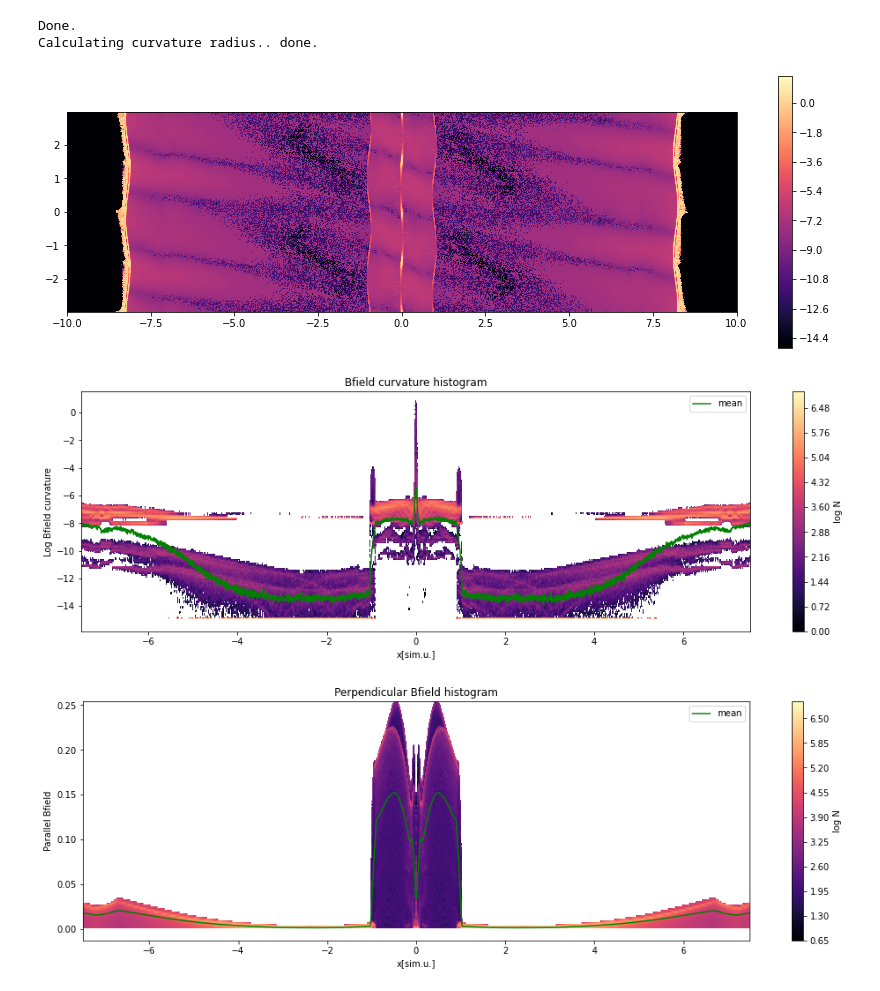
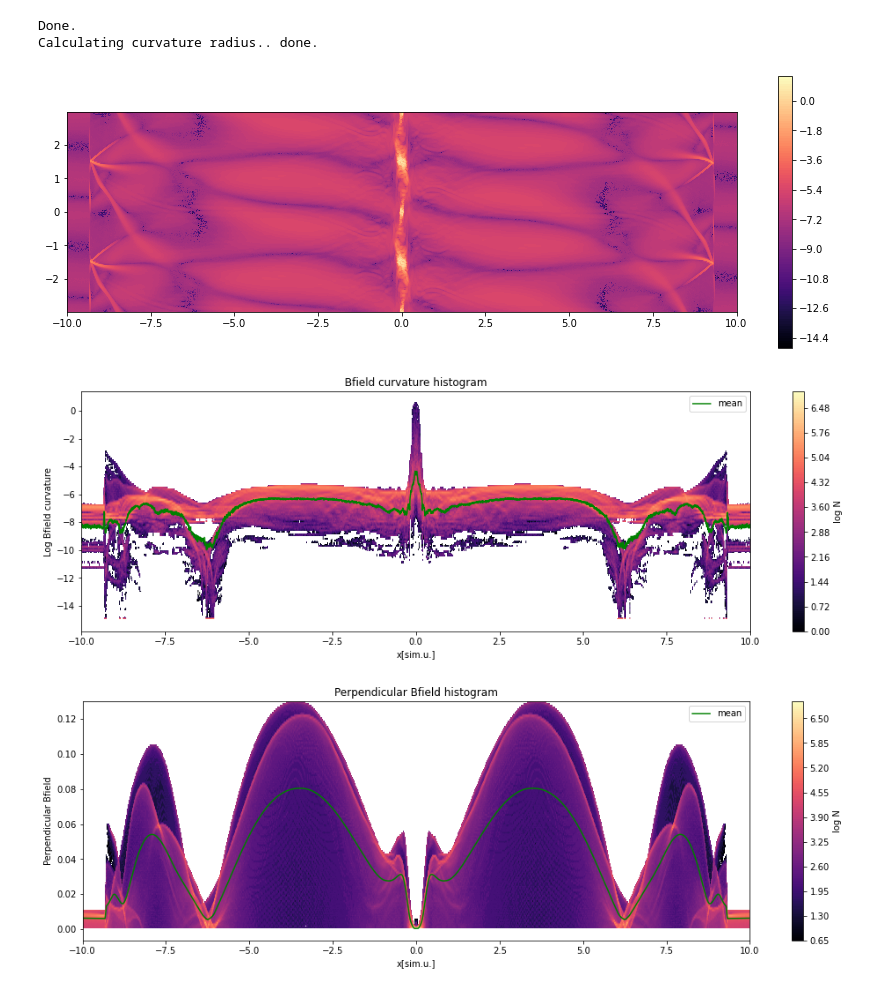
Before and after one commit to ppjanka/Corrugated_internal_shocks, a Jupyter notebook: bin_paper1/polarization_diagnostics.ipynb, the cells around one changed output. Saved outputs shown, nothing was run; the diff lists cells and outputs as text; code cells hidden in the pictures.

Commit message:
Paper plots updates.

```diff
--- a/bin_paper1/polarization_diagnostics.ipynb
+++ b/bin_paper1/polarization_diagnostics.ipynb
@@ -10,5 +13,29 @@ from scipy.ndimage import gaussian_filter
 nproc = 4
 if nproc > 1:
     from pathos.multiprocessing import ProcessPool as Pool
+# %%
+# create a dictionary mapping corrugation amplitudes to shock aspect ratios
+with open ('/DATA/Dropbox/LOOTRPV/astro_projects/2020_IntSh2/athena4p2/bin_paper1/corrT2_press/prod1_corr_ampl/results_corr1ampl20/joined_vtk/IntSh2-p1.0073.vtk.pkl', 'rb') as f:
+    data, _ = pkl.load(f)
+    lam = 0.5*(np.max(data['x2v']) - np.min(data['x2v']))
+    dx = data['x1v'][1] - data['x1v'][0]
+    del data, _
+ampl2ar = {}
+for suite in ('corrT1_dens', 'corrT2_press'):
+    with open(f'/DATA/Dropbox/LOOTRPV/astro_projects/2020_IntSh2/athena4p2/bin_paper1/{suite}/prod1_corr_ampl/shock_widths.pkl', 'rb') as f:
+        amplitudes, widths = pkl.load(f)
+    mask = np.where(np.array(widths) > 0)[0]
+    amplitudes, ars = np.array(amplitudes)[mask], np.array(widths)[mask]*dx/lam
+    ampl2ar[suite] = {ampl:ar for ampl,ar in zip(amplitudes, ars)}
+    del amplitudes, widths, mask, ars
+
+# create an aspect-ratio colormap for curves
+ar_min = np.min(tuple(np.min(tuple(ampl2ar[k].values())) for k in ampl2ar.keys()))
+ar_max = np.max(tuple(np.max(tuple(ampl2ar[k].values())) for k in ampl2ar.keys()))
+def ar_cmap (ar):
+    return cm.rainbow((ar-ar_min)/(ar_max-ar_min))
 # %%
-sorted(glob('/DATA/Dropbox/LOOTRPV/astro_projects/2020_IntSh2/athena4p2/bin_paper1/corrT2_press/prod1_corr_ampl/results_corr1ampl20/joined_vtk/*.vtk.pkl'))
+filenames = sorted(glob('/DATA/Dropbox/LOOTRPV/astro_projects/2020_IntSh2/athena4p2/bin_paper1/corrT2_press/prod1_corr_ampl/results_corr1ampl20/joined_vtk/*.vtk.pkl'))
+
+with open(filenames[-1], 'rb') as f:
+    data = pkl.load(f)[0]
@@ -33,6 +42,3 @@ sorted(glob('/DATA/Dropbox/LOOTRPV/astro_projects/2020_IntSh2/athena4p2/bin_pape
-# %%
-with open('/DATA/Dropbox/LOOTRPV/astro_projects/2020_IntSh2/athena4p2/bin_paper1/corrT2_press/prod1_corr_ampl/results_corr1ampl20/joined_vtk/IntSh2-p1.0067.vtk.pkl', 'rb') as f:
-    data = pkl.load(f)[0]
 # %%
 data.keys()
 # %% [output]
@@ -178,7 +184,7 @@ plt.gca().set_aspect(1)
 plt.colorbar()
 plt.show(); plt.close()
 # %% [output]
-[figure, old version]
+[figure, new version]
 # %%
 bins = np.linspace(np.min(curvature_to_plot),np.max(curvature_to_plot), 128)
 hist = np.transpose([np.histogram(row, bins=bins)[0] for row in np.transpose(curvature_to_plot)])
@@ -190,7 +196,7 @@ plt.ylabel('Log N')
 plt.xlabel('x[sim.u.]')
 plt.ylabel('Log Bfield curvature')
 plt.title('Bfield curvature histogram')
-plt.xlim(-7.5,7.5)
+plt.xlim(-10,10)
 
 plt.plot(
     data['x1v'][1:-1],
@@ -202,29 +208,29 @@ plt.legend()
 
 plt.show(); plt.close()
 # %% [output]
-[figure, old version]
+[figure, new version]
 # %%
 bins = np.linspace(0.,np.max(np.abs(data['Bcc1'])), 128)
 hist = np.transpose([np.histogram(np.abs(row), bins=bins)[0] for row in np.transpose(data['Bcc1'])])
 
 plt.figure(figsize=(17,5))
 plt.contourf(data['x1v'], 0.5*(bins[1:]+bins[:-1]), np.log(hist), 128, cmap='magma')
 plt.colorbar(label='log N')
 plt.xlabel('x[sim.u.]')
 plt.ylabel('Perpendicular Bfield')
 plt.title('Perpendicular Bfield histogram')
-plt.xlim(-7.5,7.5)
+plt.xlim(-10,10)
 
 plt.plot(
     data['x1v'],
     np.mean(np.abs(data['Bcc1']), axis=0),
     label='mean', color='green'
 )
 plt.legend()
 
 plt.show(); plt.close()
 # %% [output]
-[figure, old version]
+[figure, new version]
 # %%
 bins = np.linspace(0.,np.max(np.abs(data['Bcc2'])), 128)
 hist = np.transpose([np.histogram(np.abs(row), bins=bins)[0] for row in np.transpose(data['Bcc2'])])
```
Also changed, not shown: parts of 9 cells of this notebook, 2 other files.
